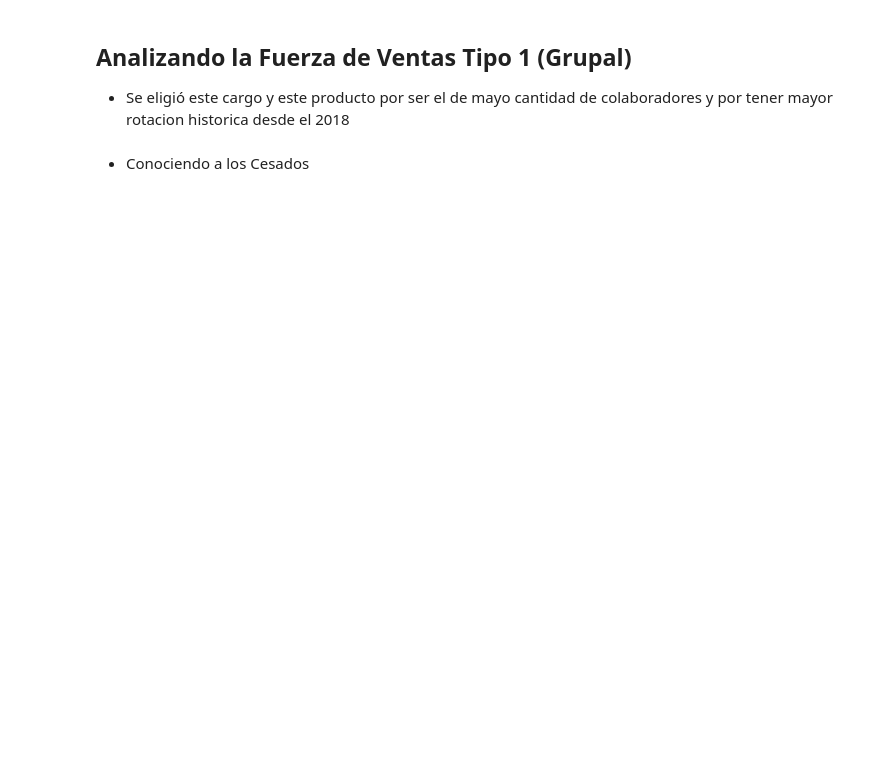
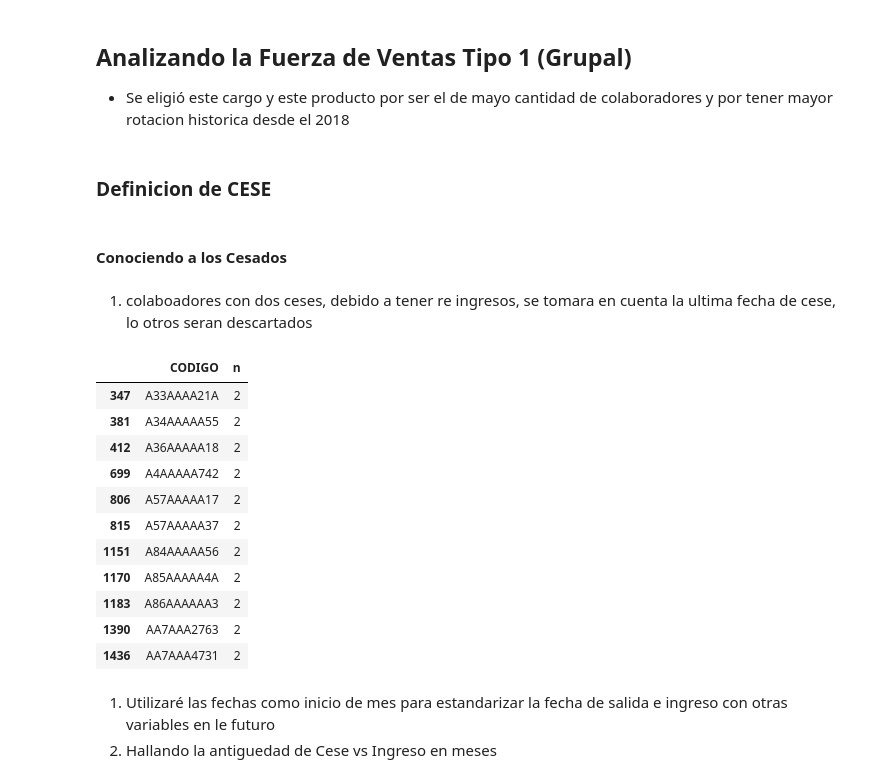
Before and after one commit to anamumaq/Proyecto_DS_CodigoFacilito, a Jupyter notebook: Analisis_grupal_completo.ipynb, the cells around one changed output. Saved outputs shown, nothing was run; the diff lists cells and outputs as text; code cells hidden in the pictures; blank space fills up the shorter version.

Commit message:
join de todas las variables y eda, por corregir

```diff
--- a/Analisis_grupal_completo.ipynb
+++ b/Analisis_grupal_completo.ipynb
@@ -10,3 +12,5 @@ import numpy as np
+# %% [markdown]
+### Definicion de CESE
 # %%
 # Extrae la base desde gsheet
 
@@ -31,2 +35,21 @@ cesados = pd.read_excel(
 # %% [markdown]
-* Conociendo a los Cesados
+#### Conociendo a los Cesados
+# %% [markdown]
+1. colaboadores con dos ceses, debido a tener re ingresos, se tomara en cuenta la ultima fecha de cese, lo otros seran descartados
+# %%
+#codigos unicos duplicados
+#Se tomaran solo lo ultimos cess seun fecha
+cesados.groupby(by = 'CODIGO', as_index=False).agg(n =('CODIGO','count')).query('n>=2')
+# %% [output]
+|  | CODIGO | n |
+| 347 | A33AAAA21A | 2 |
+| 381 | A34AAAAA55 | 2 |
+| 412 | A36AAAAA18 | 2 |
+| 699 | A4AAAAA742 | 2 |
+| 806 | A57AAAAA17 | 2 |
+| 815 | A57AAAAA37 | 2 |
+| 1151 | A84AAAAA56 | 2 |
+| 1170 | A85AAAAA4A | 2 |
+| 1183 | A86AAAAAA3 | 2 |
+| 1390 | AA7AAA2763 | 2 |
+| 1436 | AA7AAA4731 | 2 |
@@ -32,0 +65,3 @@ cesados = pd.read_excel(
+# %% [markdown]
+1. Utilizaré las fechas como inicio de mes para estandarizar la fecha de salida e ingreso con otras variables en le futuro
+2. Hallando la antiguedad de Cese vs Ingreso en meses
```
Also changed, not shown: parts of 73 cells of this notebook, 1 other file.
